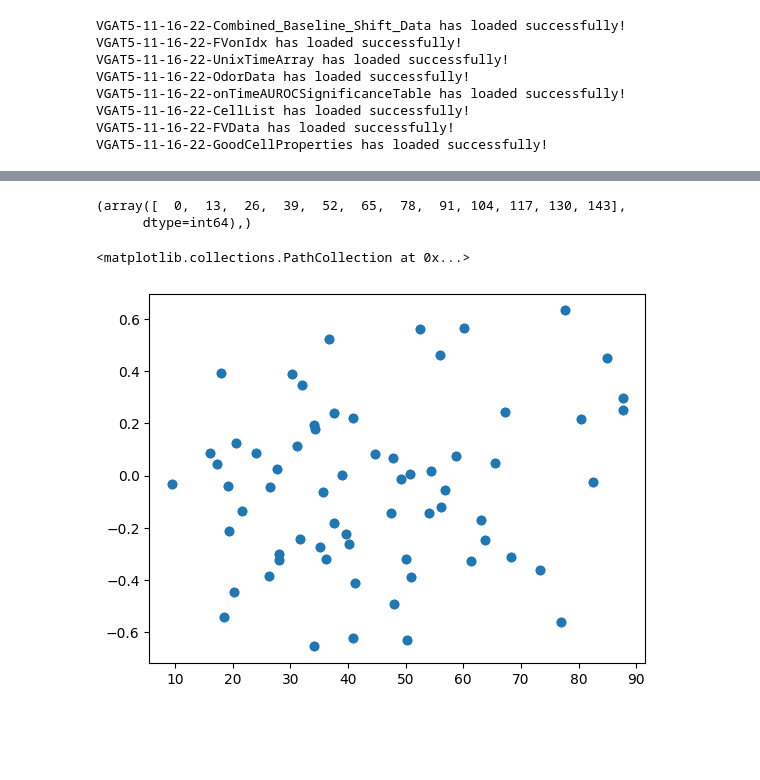
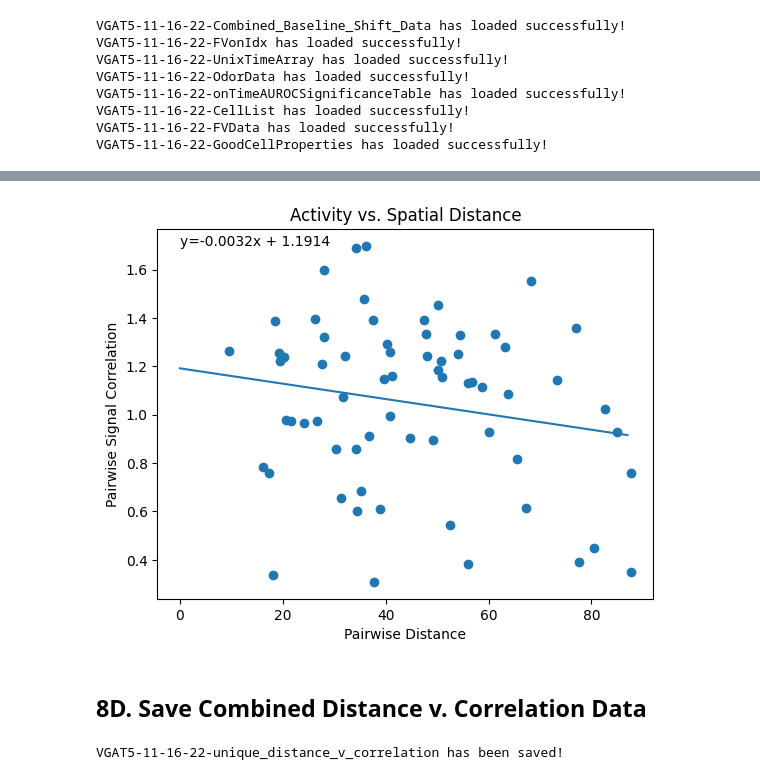
Before and after one commit to OlfactoryBehaviorLab/Imaging-Analysis-Notebook-Templates, a Jupyter notebook: ImagingAnalysisTemplate.ipynb, the cells around one changed output, grey strips where cells are left out. Cells and saved outputs as stored; diff of their text form; code cells hidden in the pictures; blank space fills up the shorter version.

Commit message:
Finished pairwise correlation distances, finished making correlation matrices, finish plotting distance v. correlation scatter plot

```diff
--- a/ImagingAnalysisTemplate.ipynb
+++ b/ImagingAnalysisTemplate.ipynb
@@ -675,13 +628,21 @@ y = distance_v_correlation[:, 1]
-# %%
-zeros = np.where(x==0)
-print(zeros)
-x = np.delete(x, zeros[0])
-y = np.delete(y, zeros[0])
-# %% [output]
-(array([  0,  13,  26,  39,  52,  65,  78,  91, 104, 117, 130, 143],
-      dtype=int64),)
 # %%
-plt.scatter(x, y)
+#8B: Gather cell-cell physical distances
+#8B.1: Get centroids for significant cells
+Centroids = GoodCellProps[['CentroidX', 'CentroidY']]
+Centroids = Centroids.iloc[significant_ontime_cells, :]
+
+unique_distance_v_correlation = DewanStats.cell_v_correlation(Centroids, cell_pairwise_distances)
+
+#8C: Plot distance v correlation
+DewanPlotting.plot_distance_v_correlation(unique_distance_v_correlation) #TODO: Save Figures Properly
 # %% [output]
-<matplotlib.collections.PathCollection at 0x...>
-[figure, old version]
+[figure, new version]
+# %% [markdown]
+## 8D. Save Combined Distance v. Correlation Data
+# %%
+folder = 'ImagingAnalysis/CombinedData'
+
+DewanIOhandler.save_data_to_disk(
+    unique_distance_v_correlation, 'unique_distance_v_correlation', fileHeader, folder)
+# %% [output]
+VGAT5-11-16-22-unique_distance_v_correlation has been saved!
```
Also changed, not shown: parts of 7 cells of this notebook, 2 other files.
